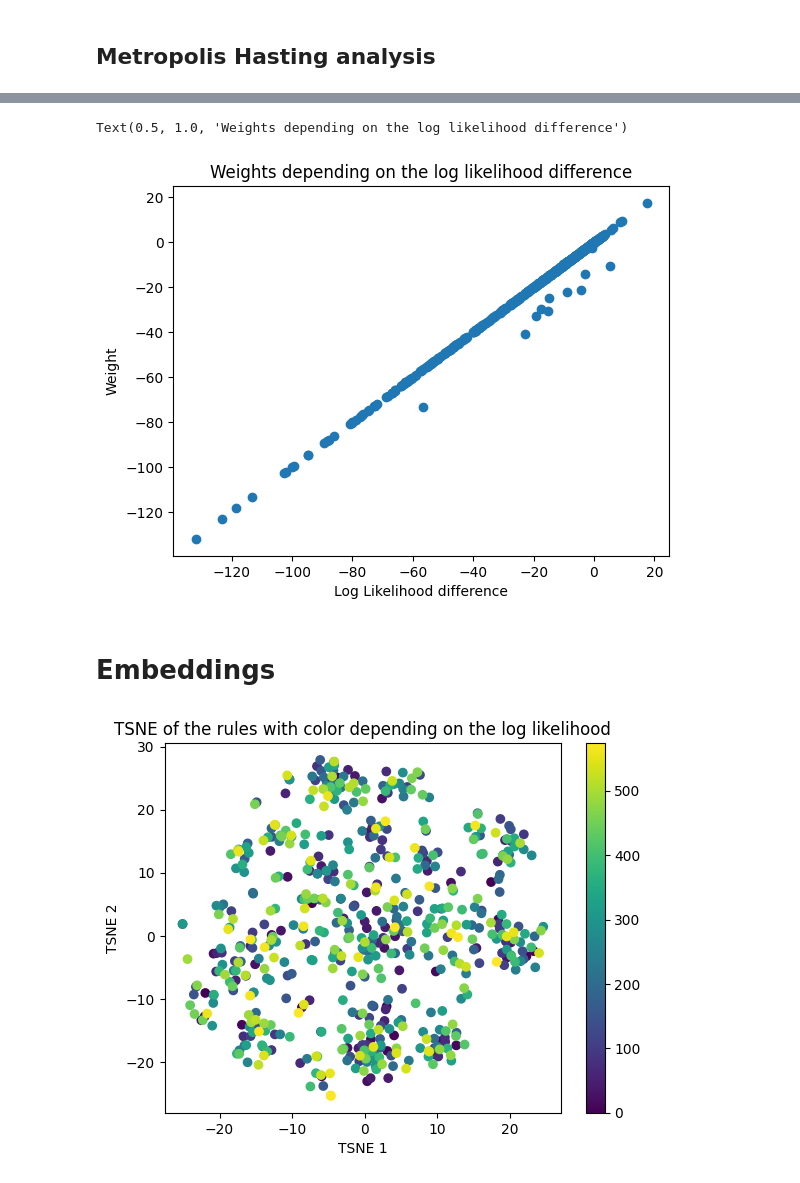
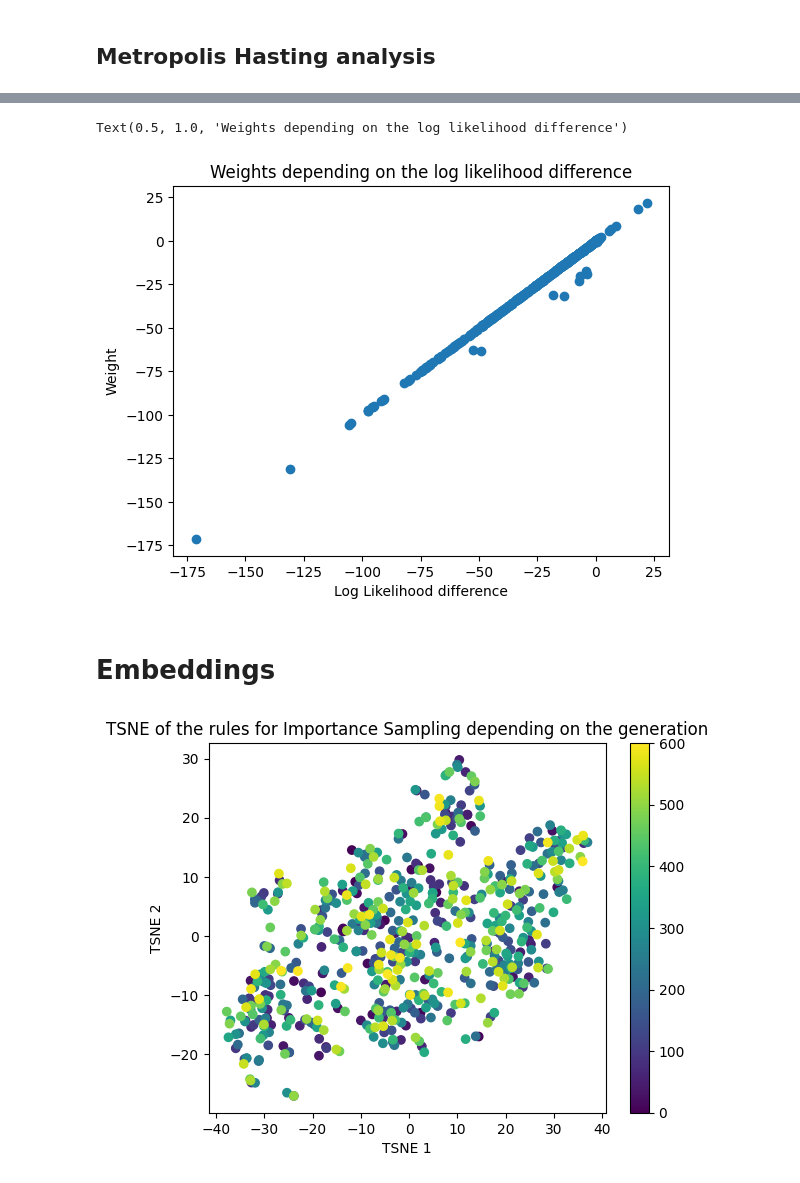
Before and after one commit to flowersteam/WorldLLM, a Jupyter notebook: comparison_MH_is.ipynb, the cells around one changed output, grey strips where cells are left out. Cells and saved outputs as stored; diff of their text form; code cells hidden in the pictures.

Commit message:
Add plot for comparison

```diff
--- a/comparison_MH_is.ipynb
+++ b/comparison_MH_is.ipynb
@@ -7,9 +9,9 @@ import json
 # %%
 #Load the data
-path = "./outputs/metropolis_phi_phi/2024-08-13/16-15-52/all.json"
+path = "./outputs/metropolis_phi_phi/2024-08-19/18-05-40/all.json"
 with open(path, "r") as file:
     data_mh = json.load(file)
-path = "./outputs/is_phi_phi/2024-08-13/17-15-23/all.json"
+path = "./outputs/is_phi_phi/2024-08-19/17-54-42/all.json"
 with open(path, "r") as file:
     data_is = json.load(file)
 # %%
@@ -200,6 +182,6 @@ plt.ylabel("Weight")
 plt.title("Weights depending on the log likelihood difference")
 # %% [output]
 Text(0.5, 1.0, 'Weights depending on the log likelihood difference')
-[figure, old version]
+[figure, new version]
 # %% [markdown]
 # Embeddings
@@ -209,17 +188,17 @@ from sklearn.manifold import TSNE
 # %%
 model = SentenceTransformer("all-mpnet-base-v2")
 embeddings = model.encode(all_rules_is)
 proj_embeddings = TSNE(n_components=2).fit_transform(embeddings)
 # Plot the embeddings
 plt.figure()
 plt.scatter(proj_embeddings[:,0], proj_embeddings[:,1], c=np.arange(len(all_rules_is)))
 plt.colorbar()
 plt.xlabel("TSNE 1")
 plt.ylabel("TSNE 2")
-plt.title("TSNE of the rules with color depending on when they were sampled")
+plt.title("TSNE of the rules for Importance Sampling depending on the generation")
 plt.show()
 # %% [output]
-[figure, old version]
+[figure, new version]
 # %%
 model = SentenceTransformer("all-mpnet-base-v2")
 embeddings = model.encode(all_rules_mh)
```
Also changed, not shown: parts of 17 cells of this notebook.
